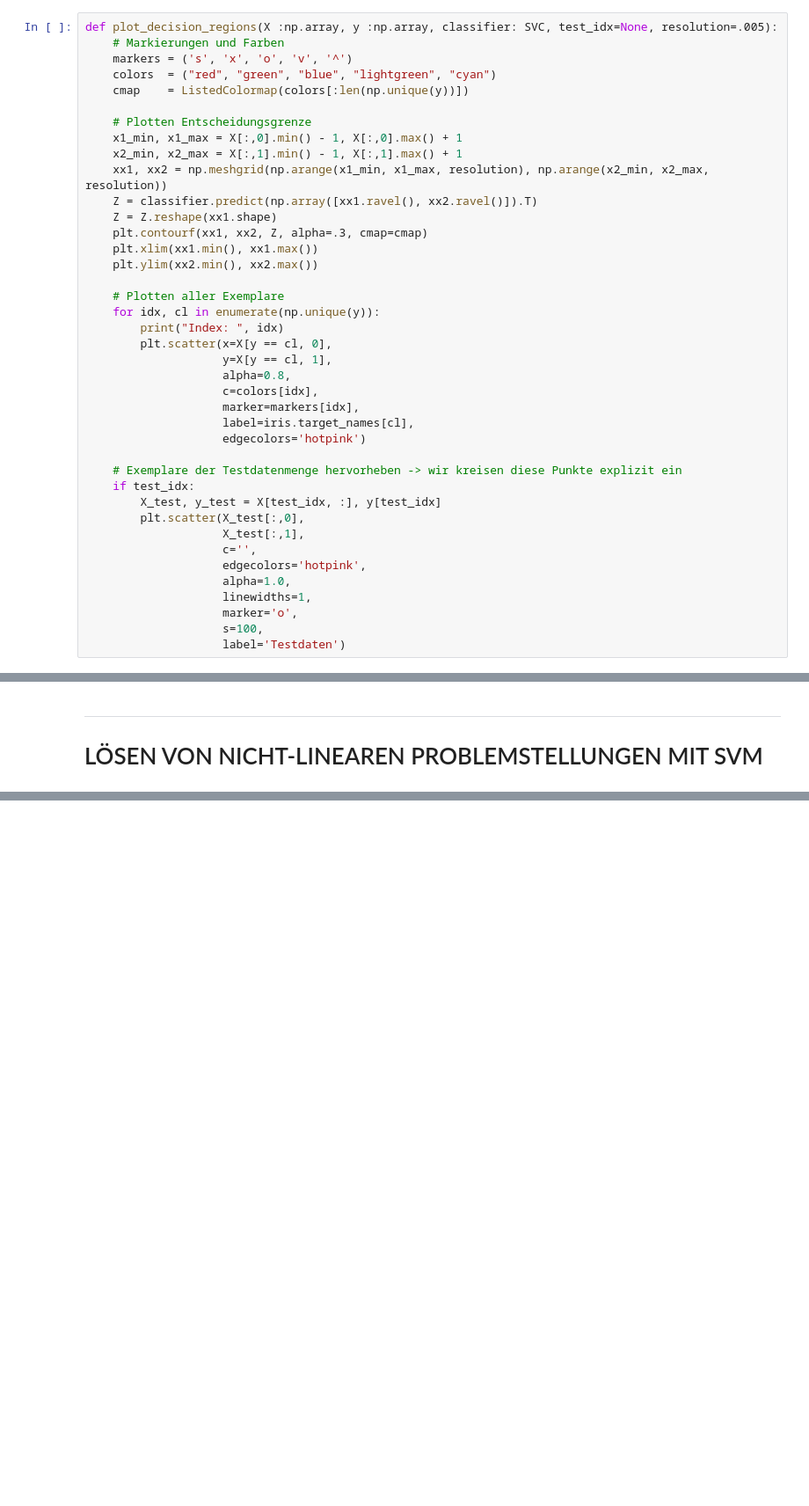
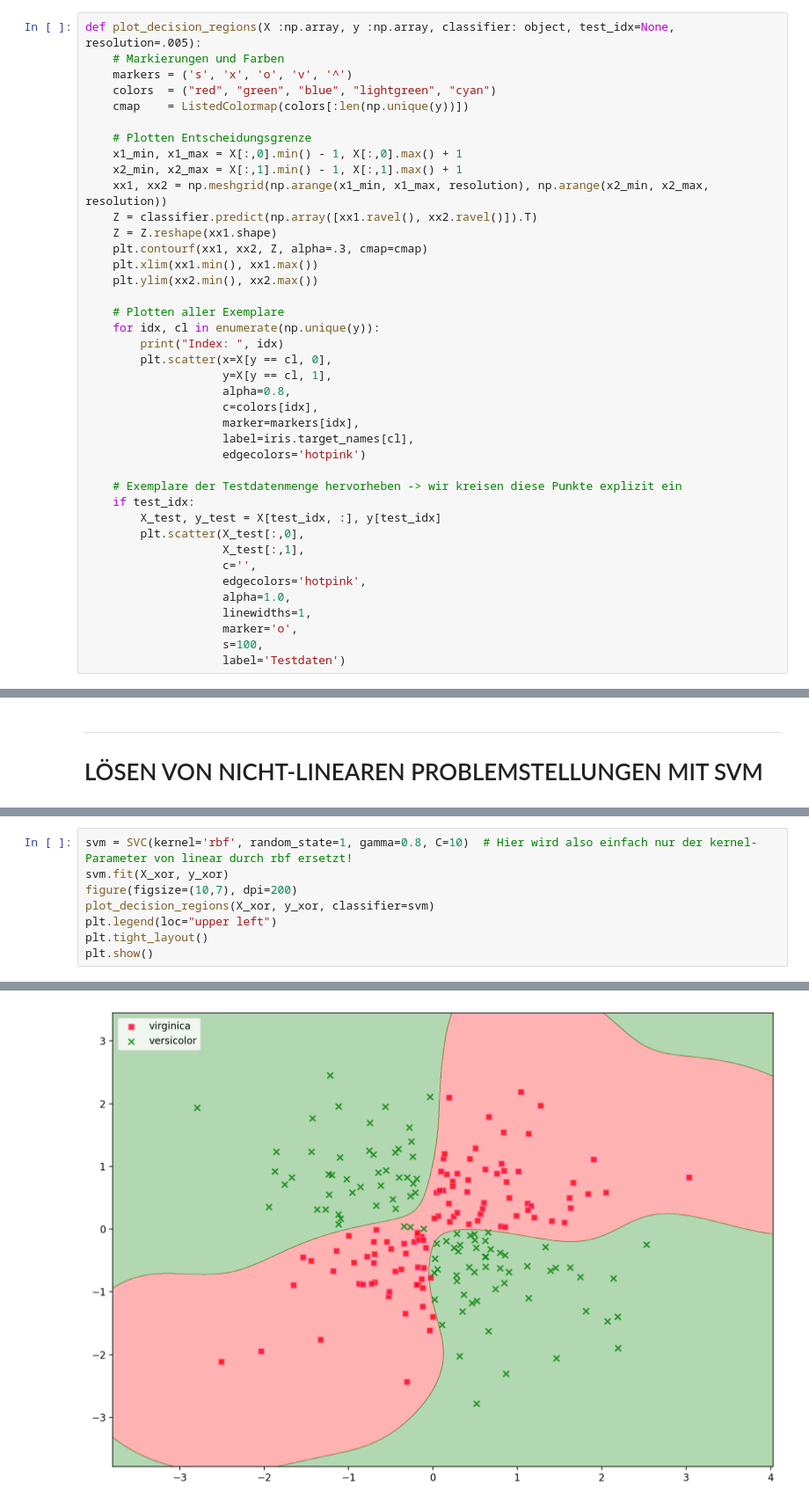
Before and after one commit to asw-analytics/ml_with_python, a Jupyter notebook: sklearn_SVM_classification_on_iris_dataset.ipynb, the cells around one changed output, grey strips where cells are left out. Shown at 88% size. Saved outputs shown, nothing was run; the diff lists cells and outputs as text; blank space fills up the shorter version.

Commit message:
SVM linear and non-linear

```diff
--- a/sklearn_SVM_classification_on_iris_dataset.ipynb
+++ b/sklearn_SVM_classification_on_iris_dataset.ipynb
@@ -71,7 +71,7 @@ SVC(C=1, kernel='linear', random_state=1)
 ---
 # PLOT DATA AND VISUALIZE RESULTS
 # %%
-def plot_decision_regions(X :np.array, y :np.array, classifier: SVC, test_idx=None, resolution=.005):
+def plot_decision_regions(X :np.array, y :np.array, classifier: object, test_idx=None, resolution=.005):
     # Markierungen und Farben
     markers = ('s', 'x', 'o', 'v', '^')
     colors  = ("red", "green", "blue", "lightgreen", "cyan")
@@ -143,0 +228,9 @@ ppn = SGDClassifier(loss='perceptron')
+# %%
+svm = SVC(kernel='rbf', random_state=1, gamma=0.8, C=10)  # Hier wird also einfach nur der kernel-Parameter von linear durch rbf ersetzt!
+svm.fit(X_xor, y_xor)
+figure(figsize=(10,7), dpi=200)
+plot_decision_regions(X_xor, y_xor, classifier=svm)
+plt.legend(loc="upper left")
+plt.tight_layout()
+plt.show()
+# %% [output]
@@ -143,0 +239 @@ ppn = SGDClassifier(loss='perceptron')
+[figure, added]
```
Also changed, not shown: parts of 16 cells of this notebook.
